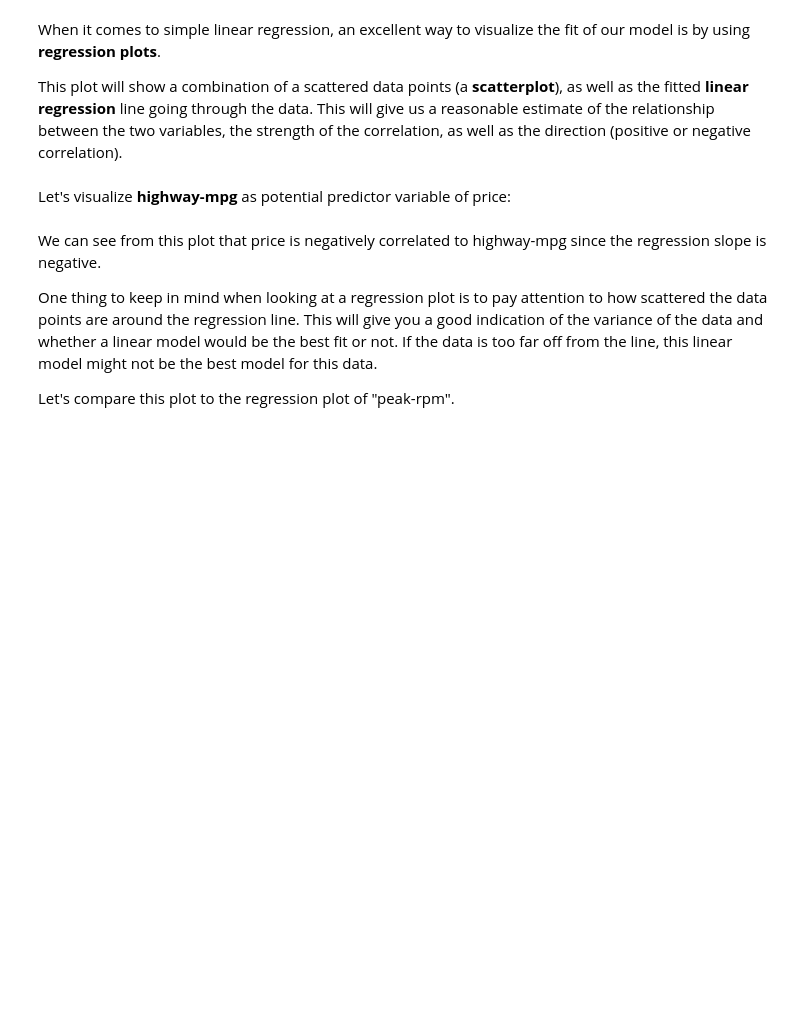
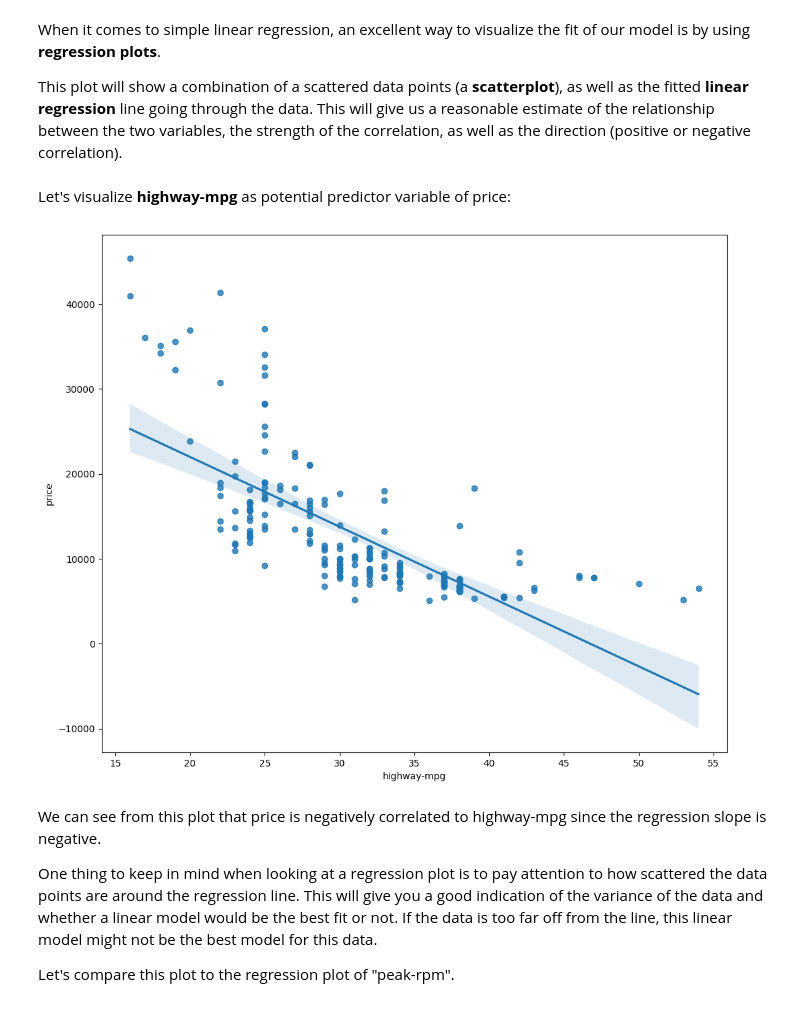
Before and after one commit to JP3000/learn-data-science, a Jupyter notebook: 04-data-analysis-with-python/DA0101EN-4.1-Review-Model-Development/DA0101EN-4.1-Review-Model-Development.ipynb, the cells around one changed output. Saved outputs shown, nothing was run; the diff lists cells and outputs as text; code cells hidden in the pictures; blank space fills up the shorter version.

```diff
--- a/04-data-analysis-with-python/DA0101EN-4.1-Review-Model-Development/DA0101EN-4.1-Review-Model-Development.ipynb
+++ b/04-data-analysis-with-python/DA0101EN-4.1-Review-Model-Development/DA0101EN-4.1-Review-Model-Development.ipynb
@@ -388,9 +397,11 @@ import seaborn as sns
 # %%
 width = 12
 height = 10
 plt.figure(figsize=(width, height))
 sns.regplot(x="highway-mpg", y="price", data=df)
-plt.ylim(0,)
+plt.show()
+# %% [output]
+[figure, added]
 # %% [markdown]
 <p>We can see from this plot that price is negatively correlated to highway-mpg since the regression slope is negative.
 
```
Also changed, not shown: parts of 28 cells of this notebook, 7 other files.
